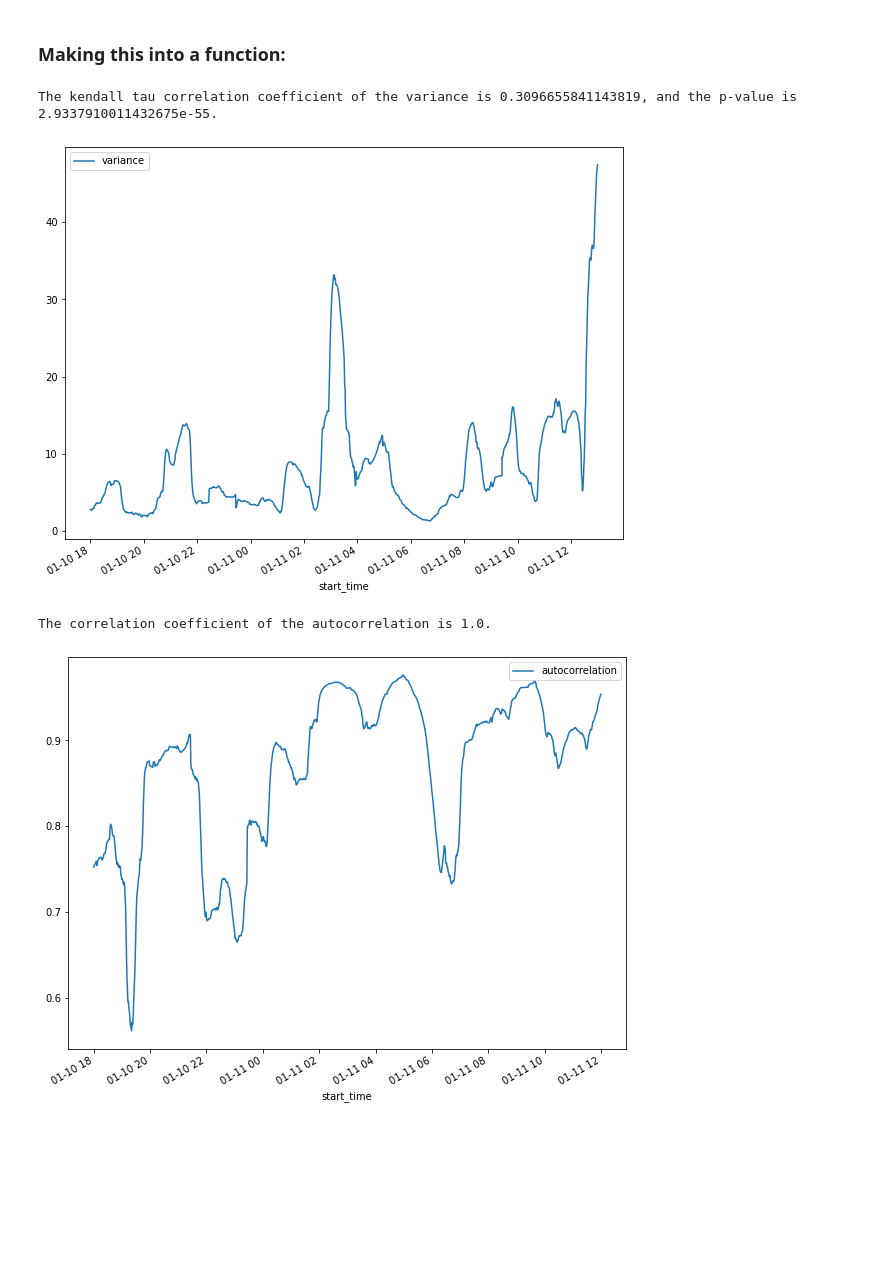
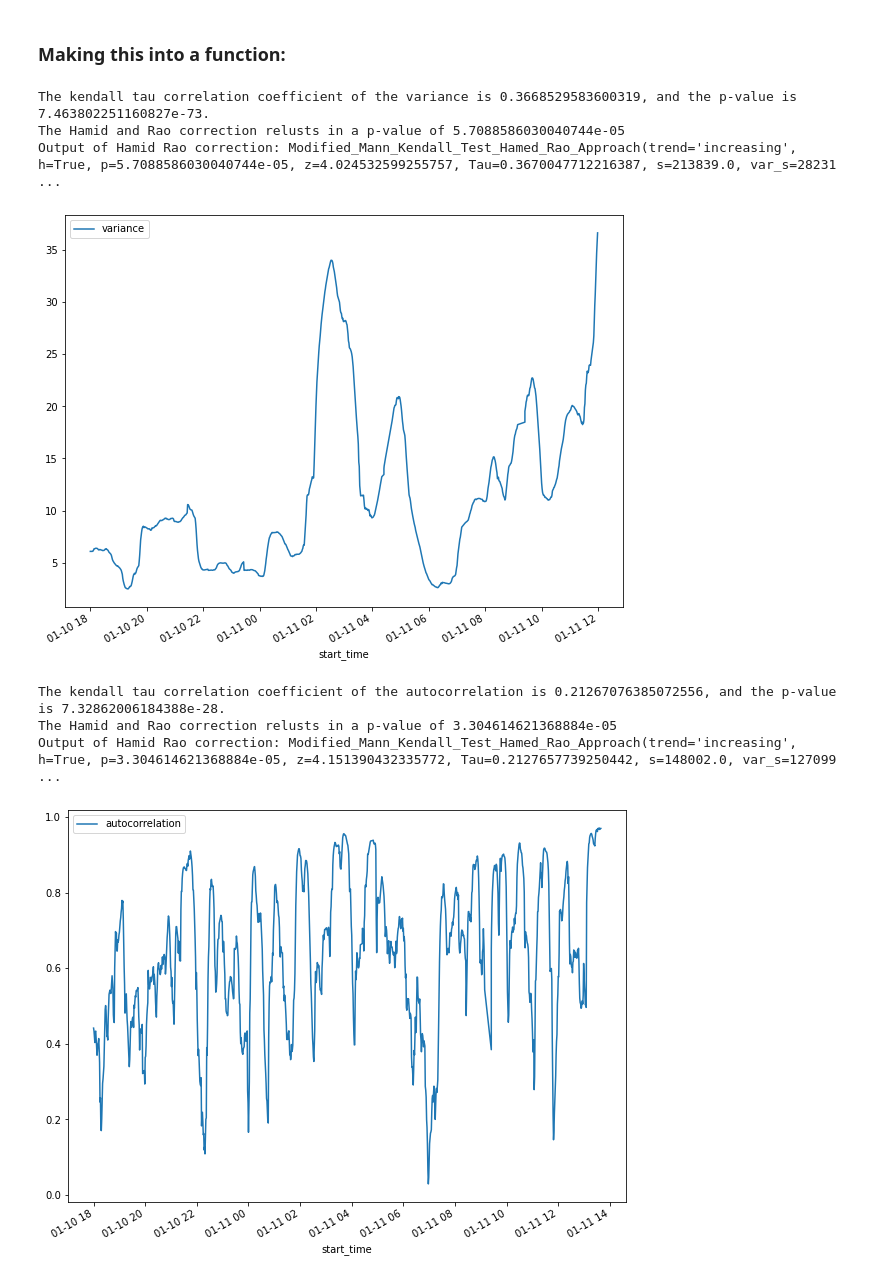
Before and after one commit to l-khali/old_In2Research, a Jupyter notebook: PC-0192_analysis.ipynb, the cells around one changed output. Cells and saved outputs as stored; diff of their text form; code cells hidden in the pictures; blank space fills up the shorter version.

```diff
--- a/PC-0192_analysis.ipynb
+++ b/PC-0192_analysis.ipynb
@@ -458,8 +461,10 @@ def rolling_variance(data, time):
 # %%
-rolling_variance(PC_0192_extubated, 60)
+rolling_variance(PC_0192_extubated, 120)
 # %% [output]
-The kendall tau correlation coefficient of the variance is 0.3096655841143819, and the p-value is 2.9337910011432675e-55.
+The kendall tau correlation coefficient of the variance is 0.3668529583600319, and the p-value is 7.463802251160827e-73.
+The Hamid and Rao correction relusts in a p-value of 5.7088586030040744e-05
+Output of Hamid Rao correction: Modified_Mann_Kendall_Test_Hamed_Rao_Approach(trend='increasing', h=True, p=5.7088586030040744e-05, z=4.024532599255757, Tau=0.3670047712216387, s=213839.0, var_s=28231 ...
-[figure, old version]
+[figure, new version]
 # %%
 def rolling_autocorrelation(data, time):
     """
@@ -493,5 +500,7 @@ def rolling_autocorrelation(data, time):
 # %%
-rolling_autocorrelation(PC_0192_extubated, 120)
+rolling_autocorrelation(PC_0192_extubated, 20)
 # %% [output]
-The correlation coefficient of the autocorrelation is 1.0.
+The kendall tau correlation coefficient of the autocorrelation is 0.21267076385072556, and the p-value is 7.32862006184388e-28.
+The Hamid and Rao correction relusts in a p-value of 3.304614621368884e-05
+Output of Hamid Rao correction: Modified_Mann_Kendall_Test_Hamed_Rao_Approach(trend='increasing', h=True, p=3.304614621368884e-05, z=4.151390432335772, Tau=0.2127657739250442, s=148002.0, var_s=127099 ...
-[figure, old version]
+[figure, new version]
```
Also changed, not shown: parts of 4 cells of this notebook.
